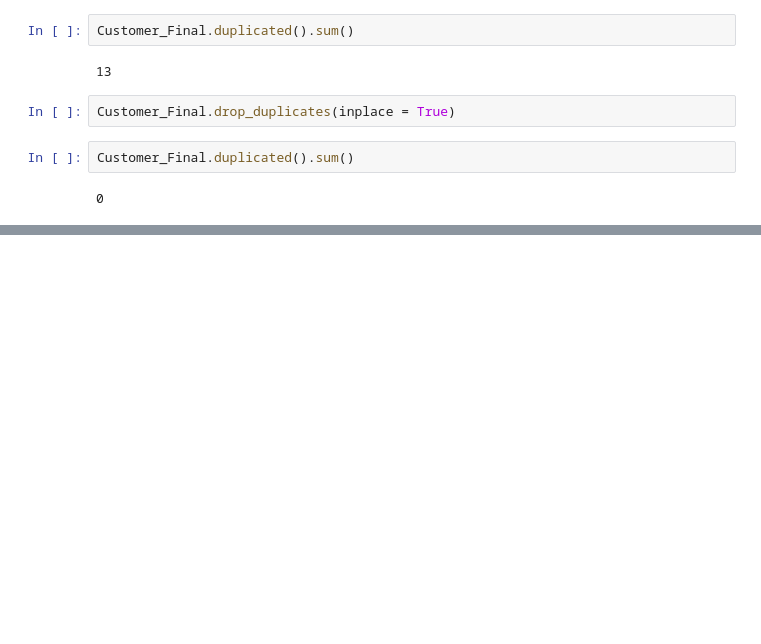
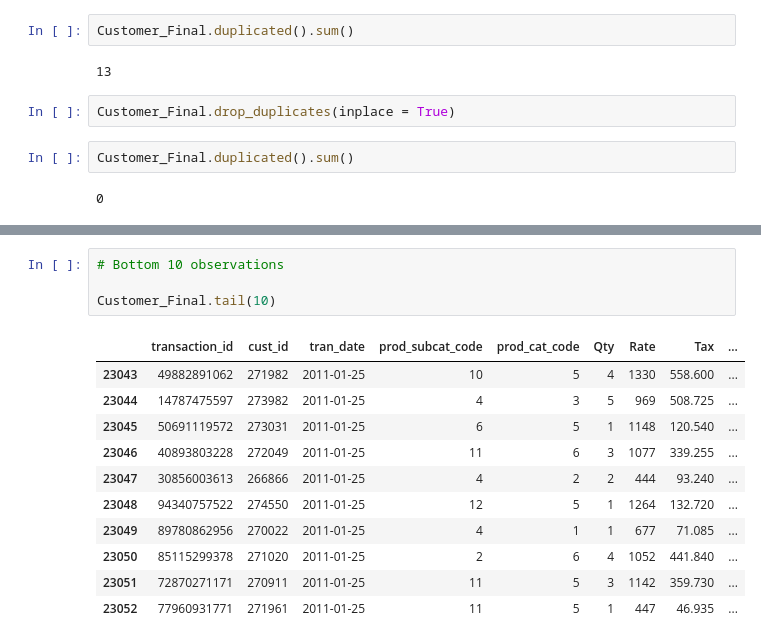
Before and after one commit to sakshisv/Retail-Case-Study, a Jupyter notebook: Retail Case Study (Python).ipynb, the cells around one changed output, grey strips where cells are left out. Drawn from its saved outputs; the diff is of its cells as text; blank space fills up the shorter version.

```diff
--- a/Retail Case Study (Python).ipynb
+++ b/Retail Case Study (Python).ipynb
@@ -136,0 +189,16 @@ Customer_Final.duplicated().sum()
+# %%
+# Bottom 10 observations
+
+Customer_Final.tail(10)
+# %% [output]
+|  | transaction_id | cust_id | tran_date | prod_subcat_code | prod_cat_code | Qty | Rate | Tax | ... |
+| 23043 | 49882891062 | 271982 | 2011-01-25 | 10 | 5 | 4 | 1330 | 558.600 | ... |
+| 23044 | 14787475597 | 273982 | 2011-01-25 | 4 | 3 | 5 | 969 | 508.725 | ... |
+| 23045 | 50691119572 | 273031 | 2011-01-25 | 6 | 5 | 1 | 1148 | 120.540 | ... |
+| 23046 | 40893803228 | 272049 | 2011-01-25 | 11 | 6 | 3 | 1077 | 339.255 | ... |
+| 23047 | 30856003613 | 266866 | 2011-01-25 | 4 | 2 | 2 | 444 | 93.240 | ... |
+| 23048 | 94340757522 | 274550 | 2011-01-25 | 12 | 5 | 1 | 1264 | 132.720 | ... |
+| 23049 | 89780862956 | 270022 | 2011-01-25 | 4 | 1 | 1 | 677 | 71.085 | ... |
+| 23050 | 85115299378 | 271020 | 2011-01-25 | 2 | 6 | 4 | 1052 | 441.840 | ... |
+| 23051 | 72870271171 | 270911 | 2011-01-25 | 11 | 5 | 3 | 1142 | 359.730 | ... |
+| 23052 | 77960931771 | 271961 | 2011-01-25 | 11 | 5 | 1 | 447 | 46.935 | ... |
```
Also changed, not shown: parts of 11 cells of this notebook.
